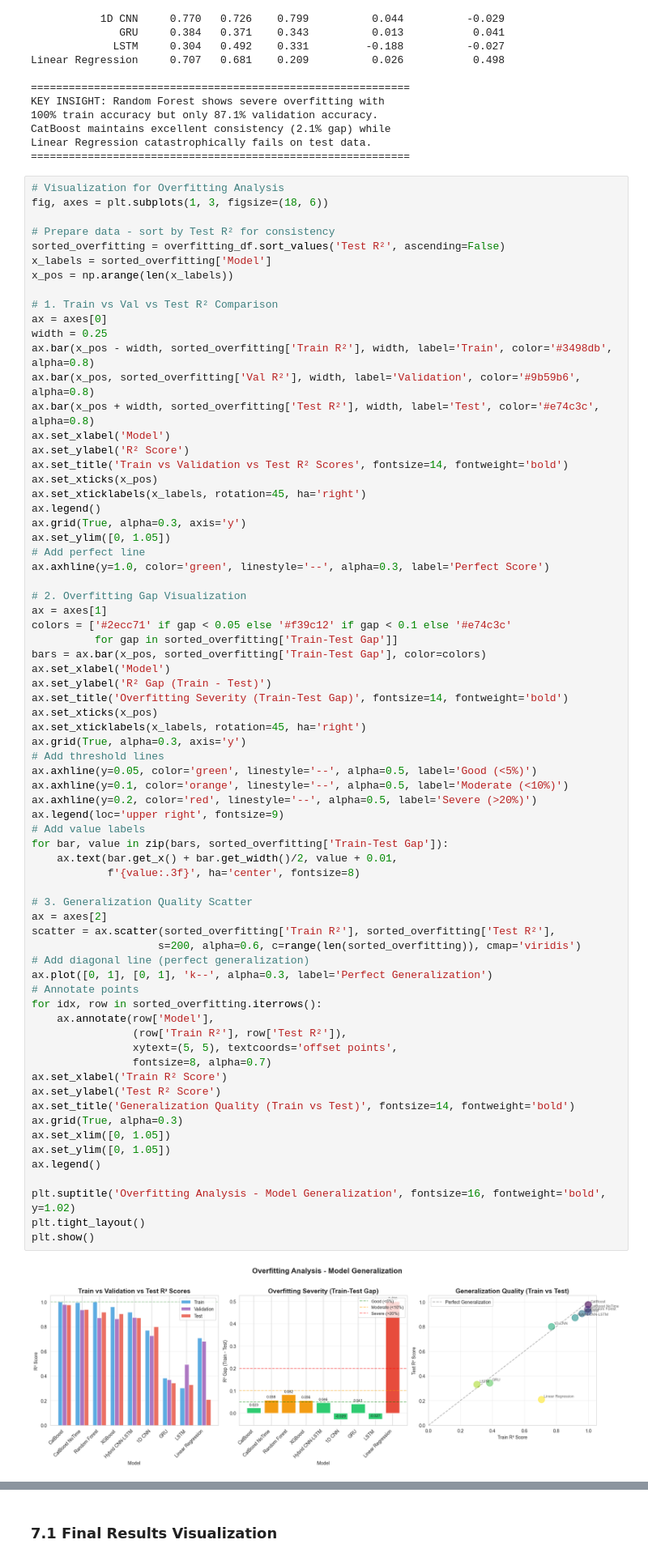
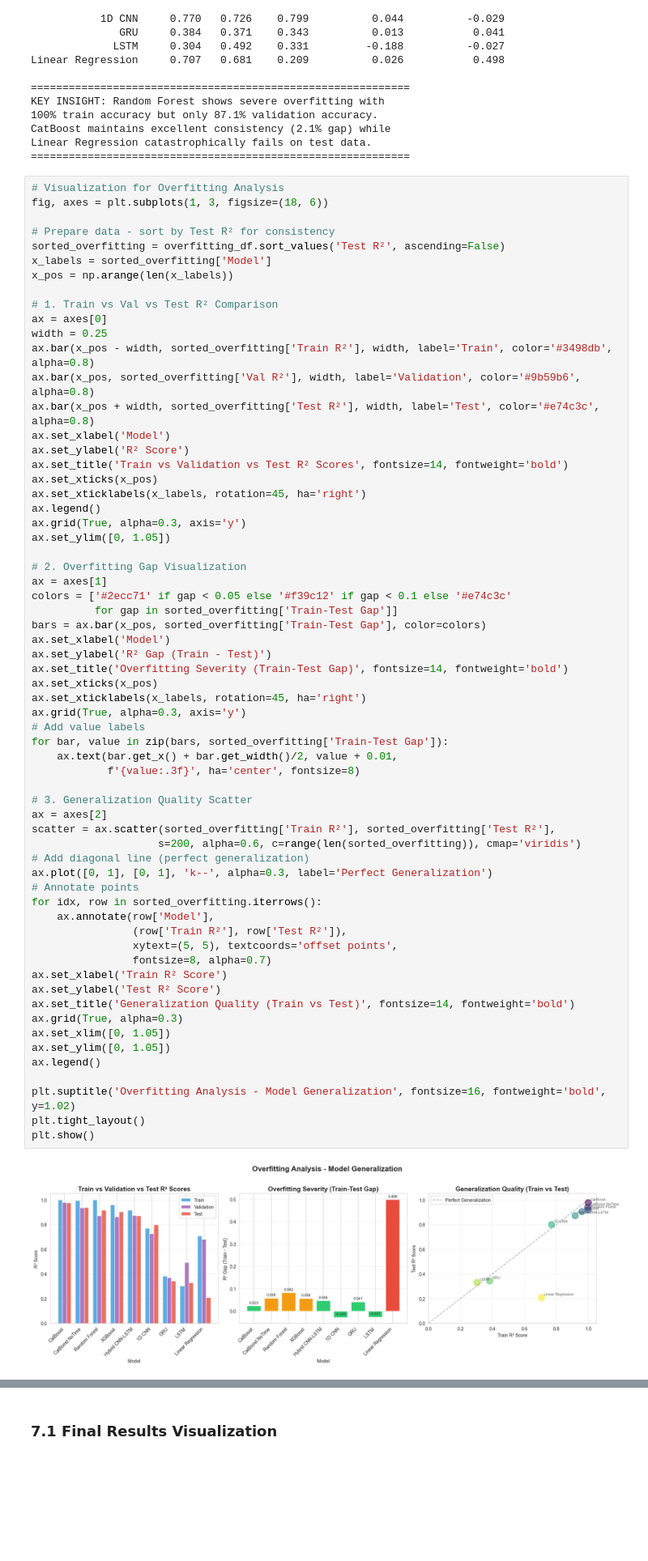
Before and after one commit to benfw/tech27, a Jupyter notebook: 12_model_comparison.ipynb, the cells around one changed output, grey strips where cells are left out. Shown: that part at 81% size. Saved outputs shown, nothing was run; the diff lists cells and outputs as text; blank space fills up the shorter version.

```diff
--- a/12_model_comparison.ipynb
+++ b/12_model_comparison.ipynb
@@ -284,8 +284,6 @@ ax.set_xticklabels(x_labels, rotation=45, ha='right')
 ax.legend()
 ax.grid(True, alpha=0.3, axis='y')
 ax.set_ylim([0, 1.05])
-# Add perfect line
-ax.axhline(y=1.0, color='green', linestyle='--', alpha=0.3, label='Perfect Score')
 
 # 2. Overfitting Gap Visualization
 ax = axes[1]
@@ -298,41 +296,36 @@ ax.set_title('Overfitting Severity (Train-Test Gap)', fontsize=14, fontweight='b
 ax.set_xticks(x_pos)
 ax.set_xticklabels(x_labels, rotation=45, ha='right')
 ax.grid(True, alpha=0.3, axis='y')
-# Add threshold lines
-ax.axhline(y=0.05, color='green', linestyle='--', alpha=0.5, label='Good (<5%)')
-ax.axhline(y=0.1, color='orange', linestyle='--', alpha=0.5, label='Moderate (<10%)')
-ax.axhline(y=0.2, color='red', linestyle='--', alpha=0.5, label='Severe (>20%)')
-ax.legend(loc='upper right', fontsize=9)
 # Add value labels
 for bar, value in zip(bars, sorted_overfitting['Train-Test Gap']):
     ax.text(bar.get_x() + bar.get_width()/2, value + 0.01,
             f'{value:.3f}', ha='center', fontsize=8)
 
 # 3. Generalization Quality Scatter
 ax = axes[2]
 scatter = ax.scatter(sorted_overfitting['Train R²'], sorted_overfitting['Test R²'],
                     s=200, alpha=0.6, c=range(len(sorted_overfitting)), cmap='viridis')
 # Add diagonal line (perfect generalization)
 ax.plot([0, 1], [0, 1], 'k--', alpha=0.3, label='Perfect Generalization')
 # Annotate points
 for idx, row in sorted_overfitting.iterrows():
     ax.annotate(row['Model'],
                 (row['Train R²'], row['Test R²']),
                 xytext=(5, 5), textcoords='offset points',
                 fontsize=8, alpha=0.7)
 ax.set_xlabel('Train R² Score')
 ax.set_ylabel('Test R² Score')
 ax.set_title('Generalization Quality (Train vs Test)', fontsize=14, fontweight='bold')
 ax.grid(True, alpha=0.3)
 ax.set_xlim([0, 1.05])
 ax.set_ylim([0, 1.05])
 ax.legend()
 
 plt.suptitle('Overfitting Analysis - Model Generalization', fontsize=16, fontweight='bold', y=1.02)
 plt.tight_layout()
 plt.show()
 # %% [output]
-[figure, old version]
+[figure, new version]
 # %%
 # Create rankings for different metrics
 rankings = pd.DataFrame()
```
Also changed, not shown: 1 other file.
